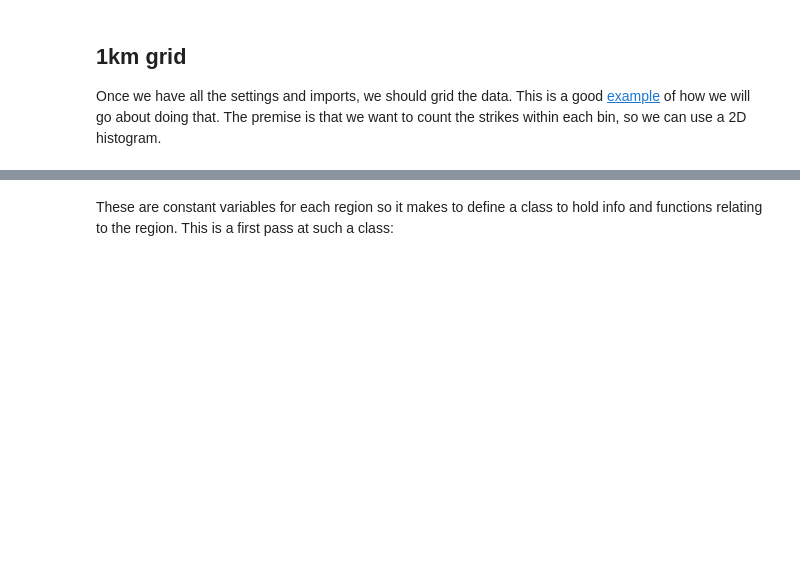
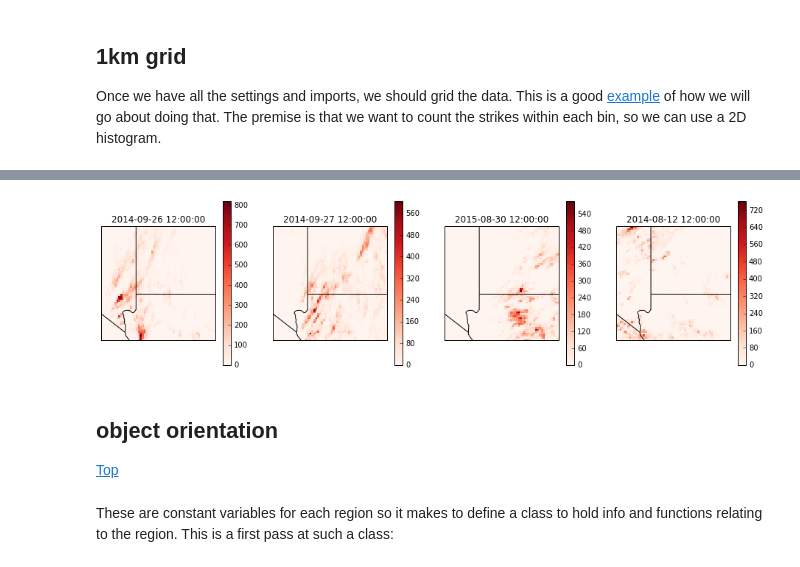
Before and after one commit to jsignell/lightning-tools, a Jupyter notebook: Gridding.ipynb, the cells around one changed output, grey strips where cells are left out. Drawn from its saved outputs; the diff is of its cells as text; code cells hidden in the pictures; blank space fills up the shorter version.

```diff
--- a/Gridding.ipynb
+++ b/Gridding.ipynb
@@ -59,2 +128,21 @@ plt.colorbar(den, ax=ax)
+# %%
+c = Region(city=cities['cedar'])
+c.define_grid(nbins=60)
+# %%
+top10 = c.get_top_12to12(10)
+# %%
+plt.figure(figsize=(16, 4))
+for n in range(1,5):
+    ax = background(plt.subplot(1, 4, n, projection=ccrs.PlateCarree()))
+    ds0 = c.get_12to12_ds(top10.index[n-1],func='grid')
+    ds0.close()
+    den = ax.pcolor(c.gridx, c.gridy, c.FC_grid, cmap='Reds')
+    ax.set_title(top10.index[n-1])
+    plt.colorbar(den, ax=ax)
+# %% [output]
+[figure, added]
+# %% [markdown]
+## object orientation
+[Top](#Python-programs)
 # %% [markdown]
 These are constant variables for each region so it makes to define a class to hold info and functions relating to the region. This is a first pass at such a class:
```
Also changed, not shown: parts of 21 cells of this notebook.
